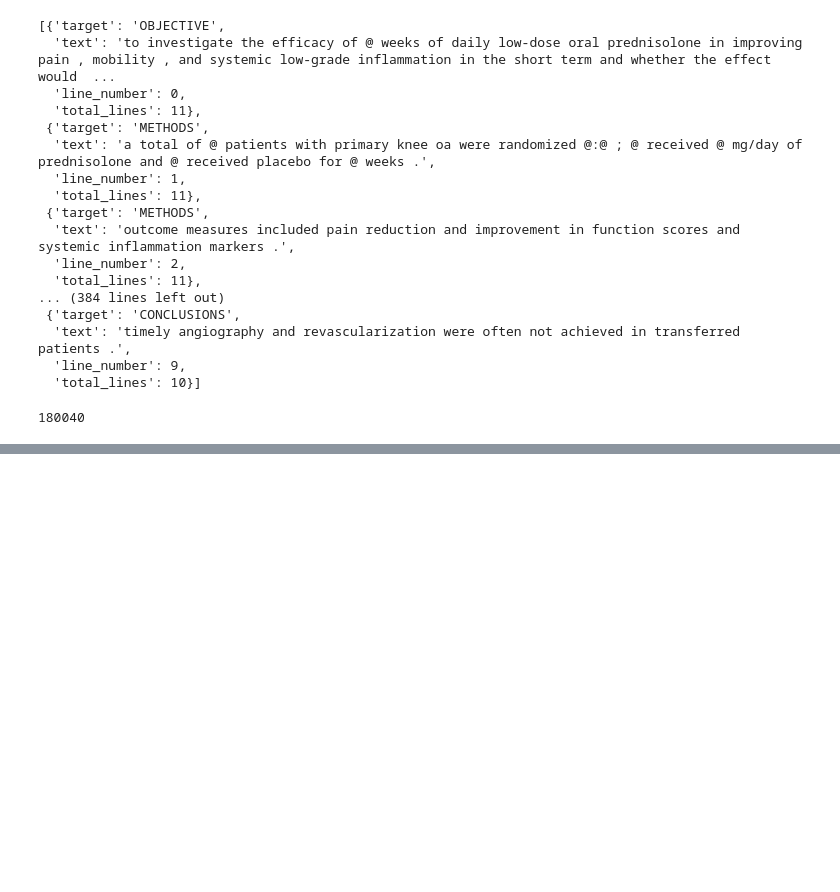
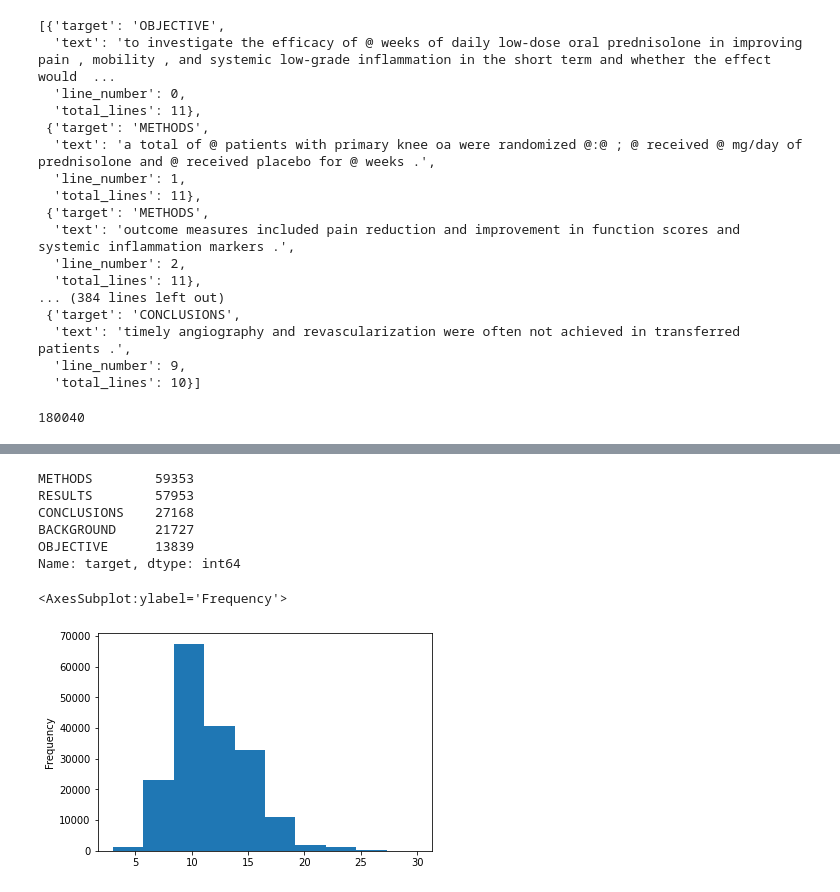
Before and after one commit to Semen-B/NLP_Medical_Paper_Abstracts, a Jupyter notebook: 09_SkimLit_nlp_milestone_project_2.ipynb, the cells around one changed output, grey strips where cells are left out. Drawn from its saved outputs; the diff is of its cells as text; code cells hidden in the pictures; blank space fills up the shorter version.

```diff
--- a/09_SkimLit_nlp_milestone_project_2.ipynb
+++ b/09_SkimLit_nlp_milestone_project_2.ipynb
@@ -166,7 +166,7 @@ def create_list_of_dic(filename):
         for i in semple_1[1:-2]:
             temp_dic = {}
             _key, value, *other = i.split('\\t')
-            temp_dic['target'] = _key
+            temp_dic['target'] = ''.join(char for char in _key if char.isalnum())
             temp_dic['text'] = value.lower()
             temp_dic['line_number'] = count
             temp_dic['total_lines'] = total_lines
@@ -316,0 +319,3 @@ len(train_samples)
+# %%
+my_df = pd.DataFrame(my_dic)
+my_df[0:40]
@@ -316,0 +340,14 @@ len(train_samples)
+# %%
+my_df['target'].value_counts()
+# %% [output]
+METHODS        59353
+RESULTS        57953
+CONCLUSIONS    27168
+BACKGROUND     21727
+OBJECTIVE      13839
+Name: target, dtype: int64
+# %%
+my_df.total_lines.plot(kind ="hist")
+# %% [output]
+<AxesSubplot:ylabel='Frequency'>
+[figure, added]
```
Also changed, not shown: parts of 11 cells of this notebook.
